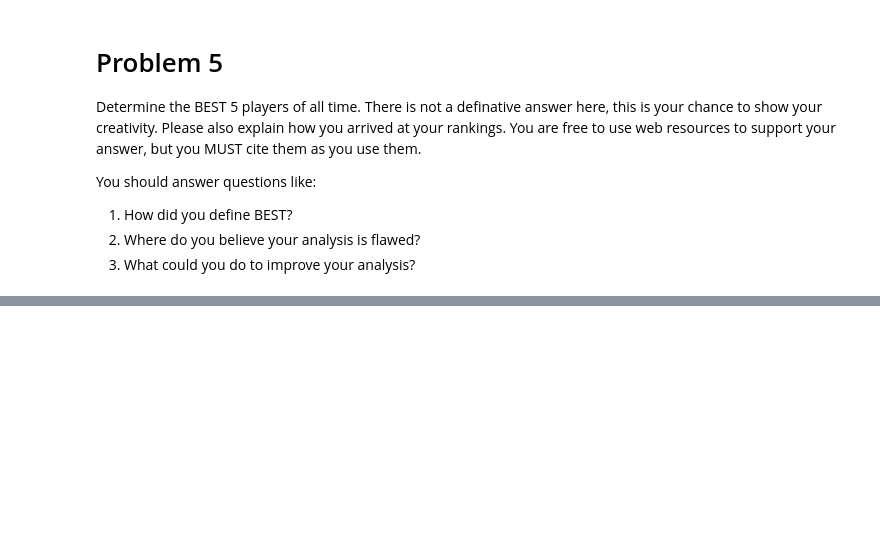
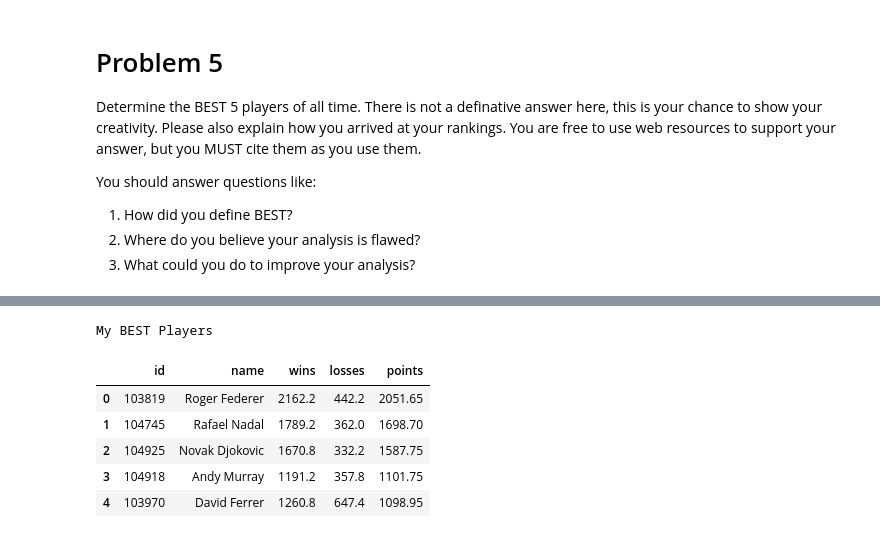
Before and after one commit to rameshnatarajanus/katz-aim5004-fall2025, a Jupyter notebook: notebooks/ProblemSet-01-DataWrangling.ipynb, the cells around one changed output, grey strips where cells are left out. Saved outputs shown, nothing was run; the diff lists cells and outputs as text; code cells hidden in the pictures; blank space fills up the shorter version.

```diff
--- a/notebooks/ProblemSet-01-DataWrangling.ipynb
+++ b/notebooks/ProblemSet-01-DataWrangling.ipynb
@@ -274,0 +278,31 @@ print(temp.to_string())
+# %%
+# Create a table of all the wins
+df_wtd_winners = df_wtd.filter(['winner_id', 'winner_name', 'tourney_level', 'tourney_level_factor'])
+df_wtd_winners = df_wtd_winners.groupby(['winner_id', 'winner_name'])['tourney_level_factor'].sum().reset_index()
+df_wtd_winners.rename(columns={'winner_id':'id', 'winner_name':'name', 'tourney_level_factor':'wins'}, inplace=True)
+df_wtd_winners.sort_values(by=['wins'], ascending=False, inplace=True, ignore_index=True)
+# print("df_wtd_winners")
+# display(df_wtd_winners.head())
+
+# Create a table of all the losses
+df_wtd_losses = df_wtd.filter(['loser_id', 'loser_name', 'tourney_level', 'tourney_level_factor'])
+df_wtd_losses = df_wtd_losses.groupby(['loser_id', 'loser_name'])['tourney_level_factor'].sum().reset_index()
+df_wtd_losses.rename(columns={'loser_id':'id', 'loser_name':'name', 'tourney_level_factor':'losses'}, inplace=True)
+# df_wtd_losses.sort_values(by=['losses'], ascending=True, inplace=True, ignore_index=True)
+# print("df_wtd_losses")
+# display(df_wtd_losses)
+
+# Create a joint table of all players with their win and lose stats
+df_wtd_players = df_wtd_winners.merge(df_wtd_losses, 'outer').fillna(0)
+df_wtd_players['points'] = df_wtd_players['wins'] - (df_wtd_players['losses']/4)
+df_wtd_players.sort_values(by=['points'], ascending=False, inplace=True, ignore_index=True)
+print("My BEST Players")
+display(df_wtd_players.head())
+# %% [output]
+My BEST Players
+|  | id | name | wins | losses | points |
+| 0 | 103819 | Roger Federer | 2162.2 | 442.2 | 2051.65 |
+| 1 | 104745 | Rafael Nadal | 1789.2 | 362.0 | 1698.70 |
+| 2 | 104925 | Novak Djokovic | 1670.8 | 332.2 | 1587.75 |
+| 3 | 104918 | Andy Murray | 1191.2 | 357.8 | 1101.75 |
+| 4 | 103970 | David Ferrer | 1260.8 | 647.4 | 1098.95 |
```
Also changed, not shown: parts of 17 cells of this notebook.
